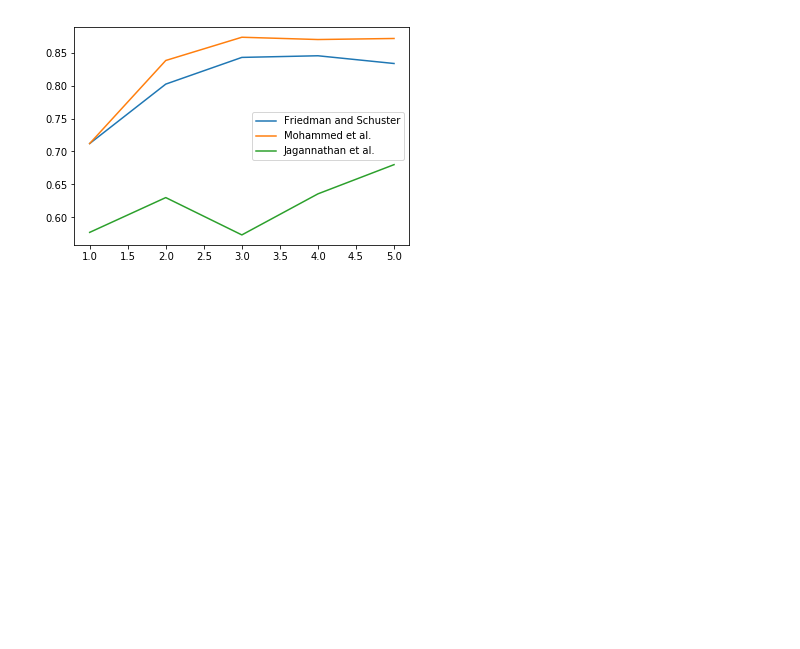
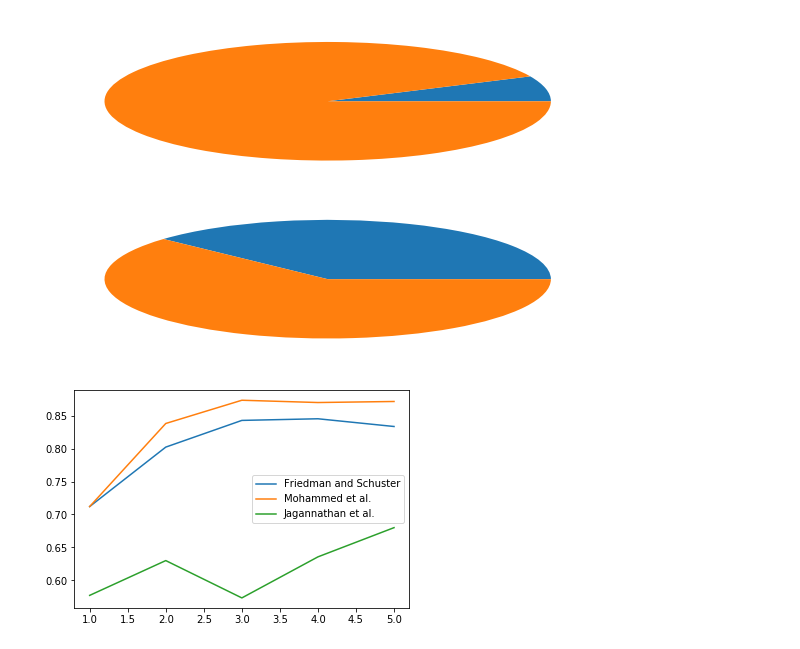
Before and after one commit to jimola/S18_Research, a Jupyter notebook: Python/FeatureTest.ipynb, the cells around one changed output. Drawn from its saved outputs; the diff is of its cells as text; code cells hidden in the pictures; blank space fills up the shorter version.

```diff
--- a/Python/FeatureTest.ipynb
+++ b/Python/FeatureTest.ipynb
@@ -18,0 +72,7 @@ plt.show()
+# %%
+plt.subplot(211)
+_ = plt.pie([fs_info[1], fs_info[2] - fs_info[1]])
+plt.subplot(212)
+_ = plt.pie([ma_info[1], ma_info[2] - ma_info[1]])
+# %% [output]
+[figure, added]
```
Also changed, not shown: parts of 14 cells of this notebook, 3 other files.
